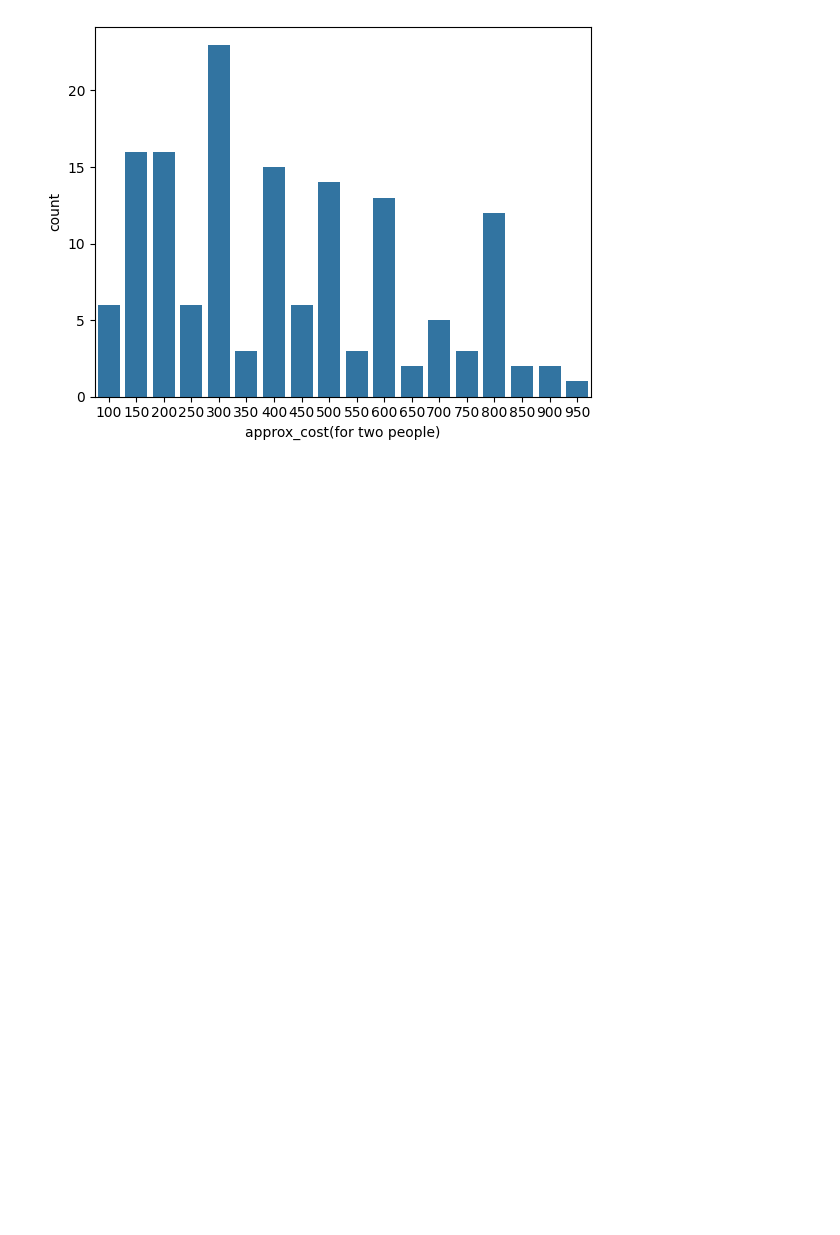
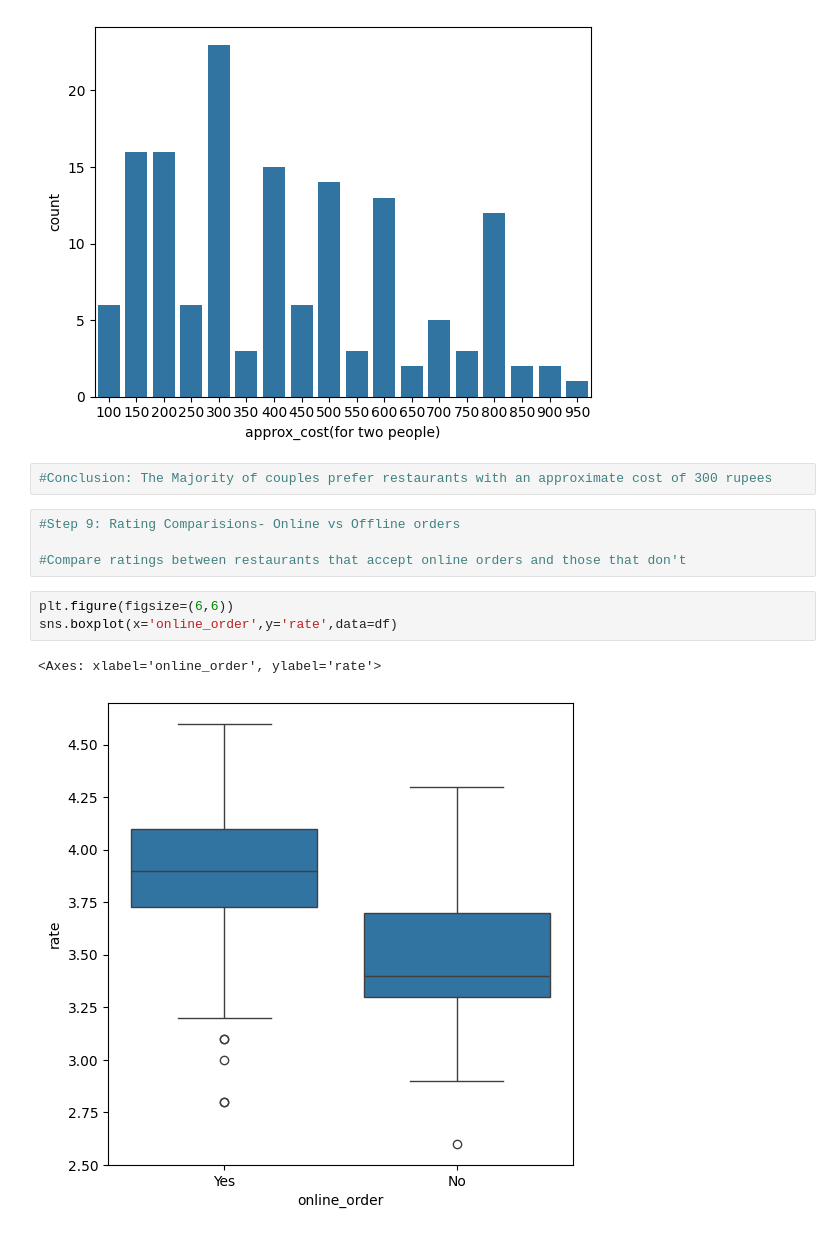
Before and after one commit to gyr0byte/Enrichment-Class--AI-ML-, a Jupyter notebook: Week_02/4_working_with_real_dataset.ipynb, the cells around one changed output. Cells and saved outputs as stored; diff of their text form; blank space fills up the shorter version.

Commit message:
Compare ratings between restaurants that accept online orders and those that don't

```diff
--- a/Week_02/4_working_with_real_dataset.ipynb
+++ b/Week_02/4_working_with_real_dataset.ipynb
@@ -154,3 +154,15 @@ sns.countplot(x = couple_data)
 # %% [output]
 <Axes: xlabel='approx_cost(for two people)', ylabel='count'>
 [figure]
+# %%
+#Conclusion: The Majority of couples prefer restaurants with an approximate cost of 300 rupees
+# %%
+#Step 9: Rating Comparisions- Online vs Offline orders
+
+#Compare ratings between restaurants that accept online orders and those that don't
+# %%
+plt.figure(figsize=(6,6))
+sns.boxplot(x='online_order',y='rate',data=df)
+# %% [output]
+<Axes: xlabel='online_order', ylabel='rate'>
+[figure, added]
```
